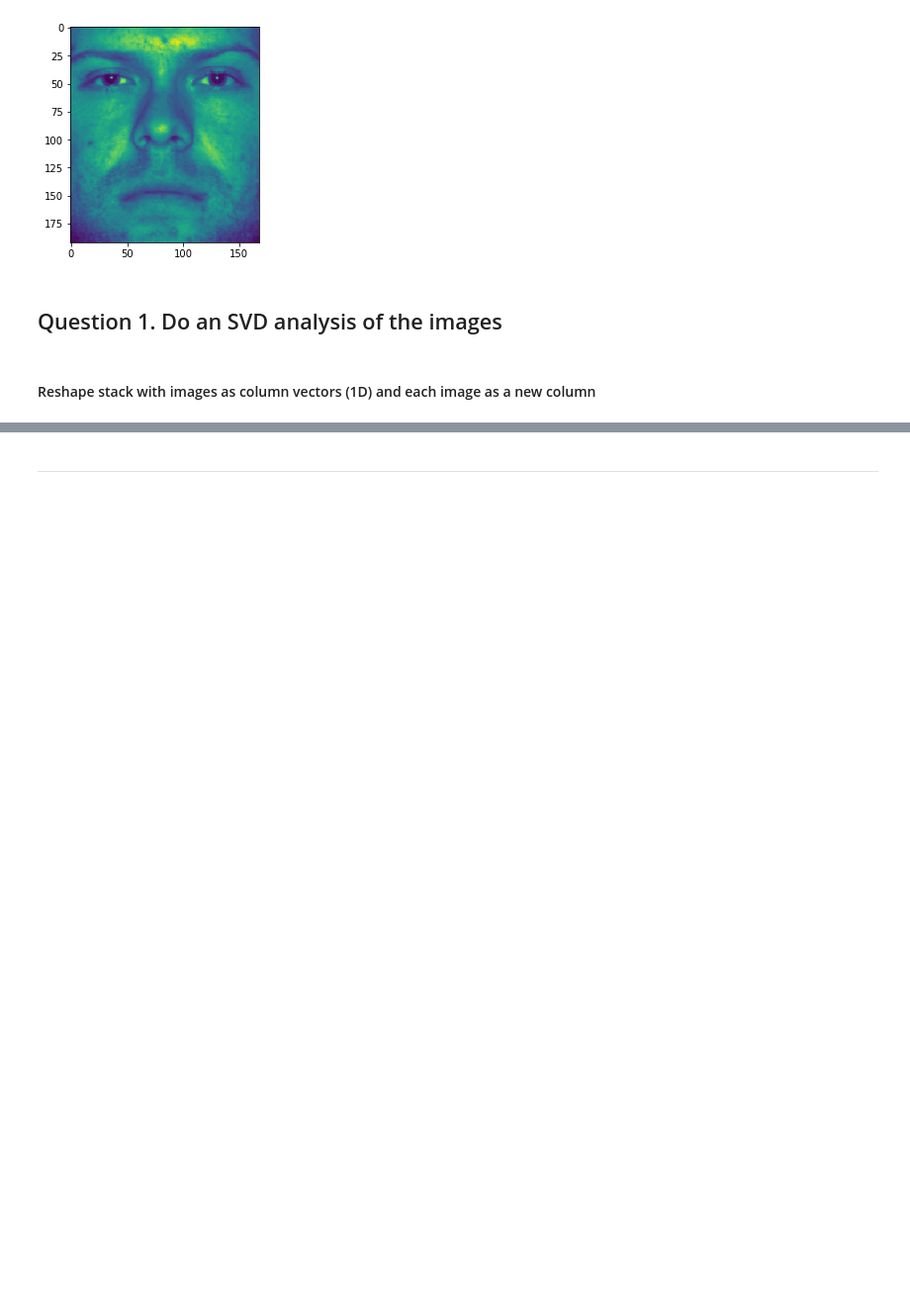
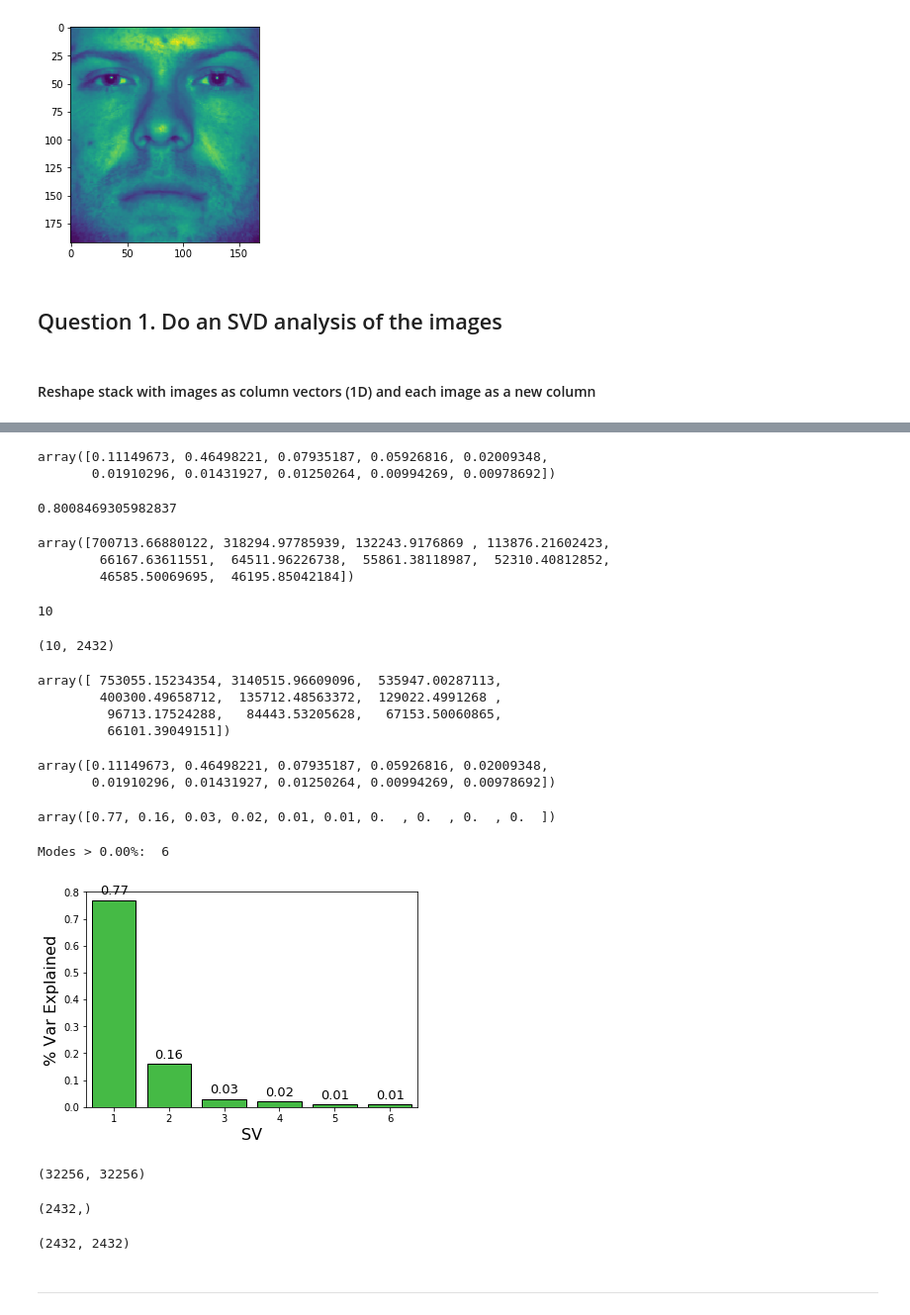
Before and after one commit to jmichellehu/ComplexSystems_AMATH563, a Jupyter notebook: hw3/AMATH563_hw3.ipynb, the cells around one changed output, grey strips where cells are left out. Shown at 99% size. Saved outputs shown, nothing was run; the diff lists cells and outputs as text; code cells hidden in the pictures; blank space fills up the shorter version.

```diff
--- a/hw3/AMATH563_hw3.ipynb
+++ b/hw3/AMATH563_hw3.ipynb
@@ -160,0 +205,5 @@ TypeError: invalid indexer array, does not have integer dtype: array(None, dtype
+# %%
+%%time
+from sklearn.decomposition import TruncatedSVD
+svd = TruncatedSVD(n_components=10, n_iter=7, random_state=42)
+svd.fit(rav_stack)
@@ -160,0 +213,74 @@ TypeError: invalid indexer array, does not have integer dtype: array(None, dtype
+# %%
+svd.explained_variance_ratio_
+# %% [output]
+array([0.11149673, 0.46498221, 0.07935187, 0.05926816, 0.02009348,
+       0.01910296, 0.01431927, 0.01250264, 0.00994269, 0.00978692])
+# %%
+svd.explained_variance_ratio_.sum()
+# %% [output]
+0.8008469305982837
+# %%
+svd.singular_values_
+# %% [output]
+array([700713.66880122, 318294.97785939, 132243.9176869 , 113876.21602423,
+        66167.63611551,  64511.96226738,  55861.38118987,  52310.40812852,
+        46585.50069695,  46195.85042184])
+# %%
+svd.n_components
+# %% [output]
+10
+# %%
+svd.components_.shape
+# %% [output]
+(10, 2432)
+# %%
+svd.explained_variance_
+# %% [output]
+array([ 753055.15234354, 3140515.96609096,  535947.00287113,
+        400300.49658712,  135712.48563372,  129022.4991268 ,
+         96713.17524288,   84443.53205628,   67153.50060865,
+         66101.39049151])
+# %%
+svd.explained_variance_ratio_
+# %% [output]
+array([0.11149673, 0.46498221, 0.07935187, 0.05926816, 0.02009348,
+       0.01910296, 0.01431927, 0.01250264, 0.00994269, 0.00978692])
+# %%
+np.round(svd.singular_values_**2/np.sum(svd.singular_values_**2), 2)
+# %% [output]
+array([0.77, 0.16, 0.03, 0.02, 0.01, 0.01, 0.  , 0.  , 0.  , 0.  ])
+# %%
+var_explained = np.round(svd.singular_values_**2/np.sum(svd.singular_values_**2), 2)
+print("Modes > 0.00%: ",
+      len(var_explained[var_explained>0]))
+
+subset=len(var_explained[var_explained>0])
+fig, ax = plt.subplots(figsize=(6, 4))
+svd_bars = sns.barplot(x=list(range(1,len(var_explained[:subset])+1)),
+                       y=var_explained[:subset], color="limegreen", ec='k', ax=ax)
+ax.set_xlabel('SV', fontsize=16)
+ax.set_ylabel('% Var Explained', fontsize=16)
+ax.set_ylim(0, 0.8)
+
+# Label the bars
+for p in svd_bars.patches:
+    width = p.get_width()
+    ax.text(p.get_x() + p.get_width()/2.,
+            p.get_height()+0.01,
+            np.round(p.get_height(), 2),
+            fontsize=13, color='k', ha='center', va='bottom')
+# %% [output]
+Modes > 0.00%:  6
+[figure, added]
+# %%
+u.shape
+# %% [output]
+(32256, 32256)
+# %%
+s.shape
+# %% [output]
+(2432,)
+# %%
+v.shape
+# %% [output]
+(2432, 2432)
```
Also changed, not shown: parts of 33 cells of this notebook.
